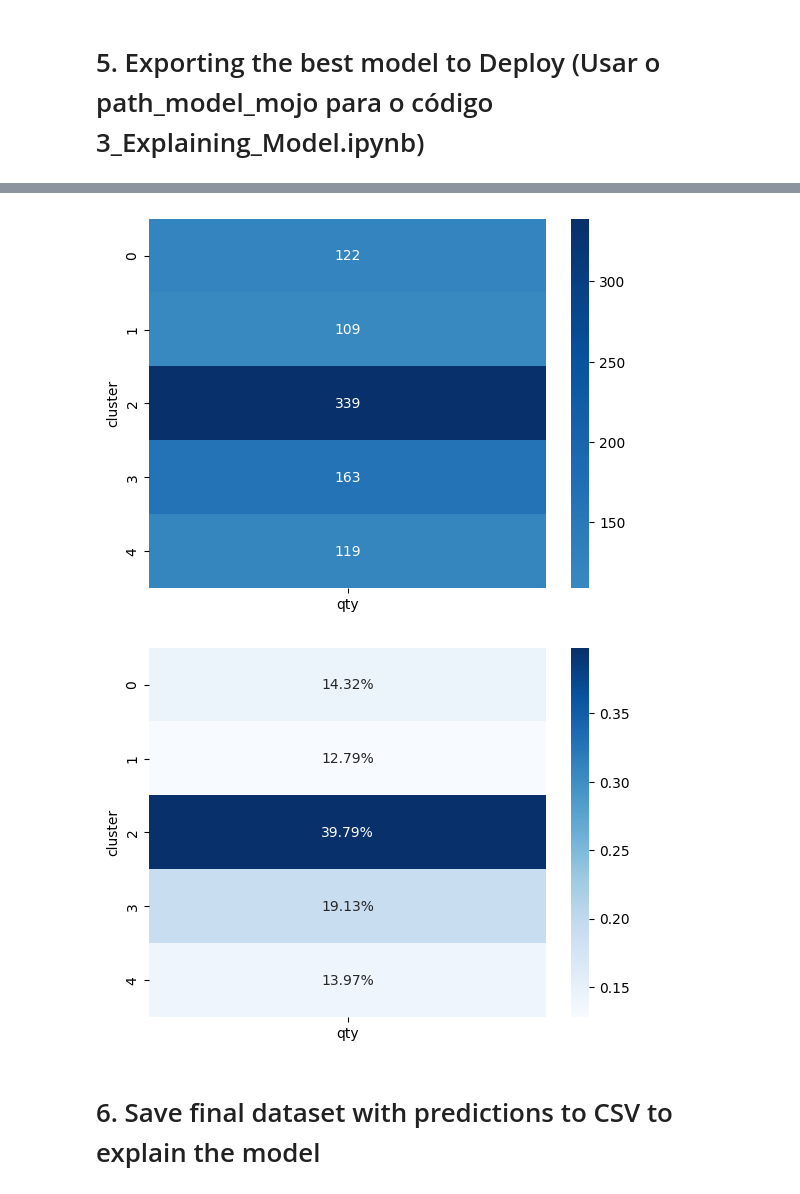
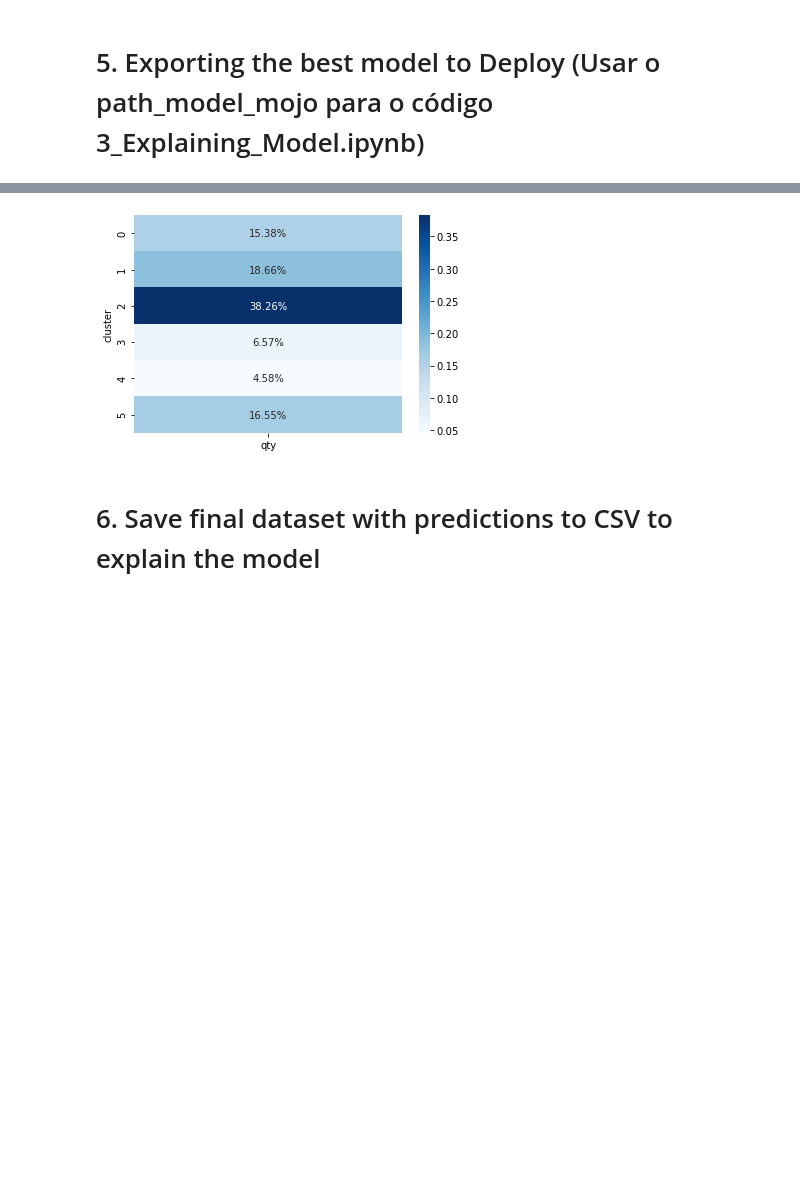
Before and after one commit to maxreis86/FIEP-Machine-Learning-e-Computacao-em-Nuvem, a Jupyter notebook: clusters_segmentation/2_Fast_Machine_Learning.ipynb, the cells around one changed output, grey strips where cells are left out. Cells and saved outputs as stored; diff of their text form; code cells hidden in the pictures; blank space fills up the shorter version.

```diff
--- a/clusters_segmentation/2_Fast_Machine_Learning.ipynb
+++ b/clusters_segmentation/2_Fast_Machine_Learning.ipynb
@@ -349,0 +172,3 @@ df_plot
+# %%
+max_number_of_clusters = df_plot.query('inc < 0.04')['number_of_clusters'].min()
+max_number_of_clusters
@@ -424,6 +223,6 @@ Warning: Your H2O cluster version is too old (4 months and 10 days)!Please downl
 # %%
 #Import TRAINING base to the H20 context
-data_hdf = h2o.H2OFrame(dataprep_df.query('dataset == "train"').loc[:, (selected_features + normalized_and_dummy)])
+data_hdf = h2o.H2OFrame(dataprep_df.loc[:, (selected_features + normalized_and_dummy)])
 
 # Conversion of Target variables and categorical features to factor (enum)
 #no H2O it is necessary that the categorical variables are transformed into a factor
@@ -468,15 +252,16 @@ vModel='H2O_KMeans_'
 start = dt.datetime.now()
 
 from h2o.estimators import H2OKMeansEstimator
-kmeans = H2OKMeansEstimator(k=10,
-                                 estimate_k=True,
-                                 standardize=False,
-                                 seed=1)
+kmeans = H2OKMeansEstimator(k=max_number_of_clusters,
+                             estimate_k=True,
+                             standardize=False,
+                             seed=1,
+                             init='PlusPlus')
 
 # The use of a validation_frame is recommended
 kmeans.train(x=normalized_and_dummy,
-                  training_frame=train_hdf,
-                  validation_frame=valid_hdf)
+             training_frame=train_hdf,
+             validation_frame=valid_hdf)
 
 #Execution time of the model
 stop = dt.datetime.now()
@@ -589,7 +376,7 @@ path_model_mojo: /mnt/batch/tasks/shared/LS_root/mounts/clusters/maxdez1/code/Us
 #Confusion Matrix for the Champion
 df_cluster_tmp = h2o.mojo_predict_pandas(dataprep_df.loc[:, (normalized_and_dummy)], mojo_zip_path=path_model_mojo, verbose=False)
 
-df_cluster = pd.concat([df_cluster_tmp.reset_index(drop=True), dataprep_df.loc[:, (normalized_and_dummy+selected_features+['dataset'])].reset_index(drop=True)], axis=1)
+df_cluster = pd.concat([df_cluster_tmp.reset_index(drop=True), dataprep_df.loc[:, (normalized_and_dummy+selected_features)].reset_index(drop=True)], axis=1)
 # df_cluster['cluster'] = df_cluster['cluster'] + 1
 df_cluster['cluster'] = df_cluster['cluster'].astype(int)
 
@@ -612,13 +398,12 @@ Detected 4 unused columns in the input data set: {,dummy_NameTitle_Ms,dummy_Tick
 # %%
 df_cluster_plot = df_cluster.reset_index().groupby(['cluster']).count()[['index']].rename(columns={'index': 'qty'})
-sns.heatmap(df_cluster_plot, annot=True, center=True,cmap='Blues', fmt='g')
-plt.show()
+# sns.heatmap(df_cluster_plot, annot=True, center=True,cmap='Blues', fmt='g')
+# plt.show()
 sns.heatmap(df_cluster_plot/np.sum(df_cluster_plot), annot=True,
             fmt='.2%', cmap='Blues')
 plt.show()
 # %% [output]
-[figure, old version]
+[figure, new version]
-[figure, removed]
 # %% [markdown]
 # 6. Save final dataset with predictions to CSV to explain the model
 # %%
```
Also changed, not shown: parts of 33 cells of this notebook, 14 other files.
